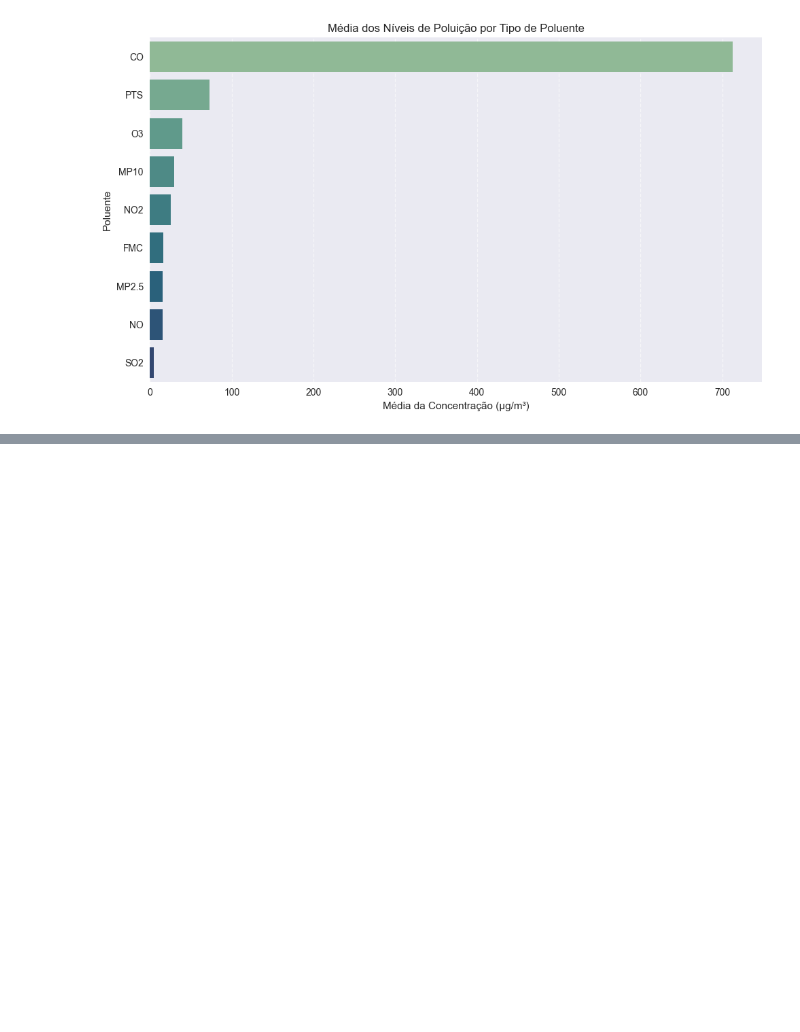
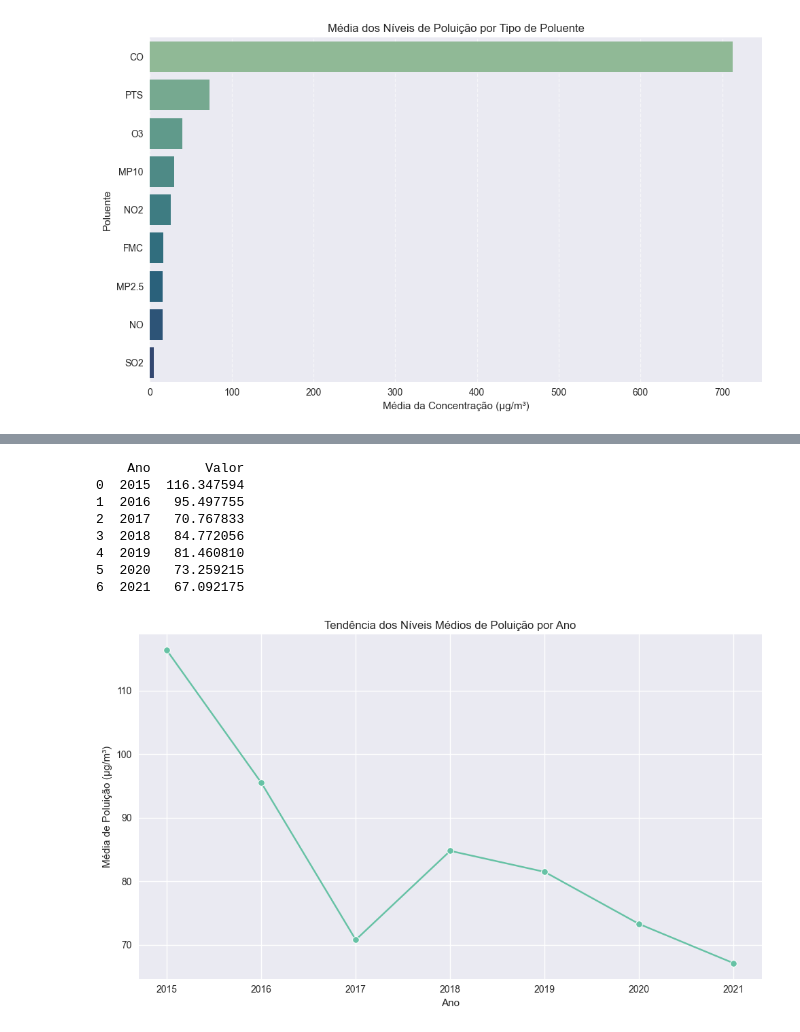
Before and after one commit to Jackson-Ramos/218606---ELABORAR-RELAT-RIO-ANAL-TICO-DE-DATA-SCIENCE, a Jupyter notebook: poluicao.ipynb, the cells around one changed output, grey strips where cells are left out. Drawn from its saved outputs; the diff is of its cells as text; code cells hidden in the pictures; blank space fills up the shorter version.

```diff
--- a/poluicao.ipynb
+++ b/poluicao.ipynb
@@ -543,0 +583,32 @@ Passing `palette` without assigning `hue` is deprecated and will be removed in v
+# %%
+# Cria uma nova coluna com o ano
+df['Ano'] = df['Data'].dt.year
+
+# Agrupa pela coluna 'Ano' e calcula a média dos valores de poluição
+media_por_ano = df.groupby('Ano')['Valor'].mean().reset_index()
+
+# Visualiza os dados
+print(media_por_ano)
+
+# Gera o gráfico
+import seaborn as sns
+import matplotlib.pyplot as plt
+
+plt.figure(figsize=(10, 6))
+sns.lineplot(data=media_por_ano, x='Ano', y='Valor', marker='o')
+plt.title('Tendência dos Níveis Médios de Poluição por Ano')
+plt.xlabel('Ano')
+plt.ylabel('Média de Poluição (µg/m³)')
+plt.grid(True)
+plt.tight_layout()
+plt.show()
+# %% [output]
+    Ano       Valor
+0  2015  116.347594
+1  2016   95.497755
+2  2017   70.767833
+3  2018   84.772056
+4  2019   81.460810
+5  2020   73.259215
+6  2021   67.092175
+[figure, added]
```
Also changed, not shown: parts of 3 cells of this notebook.
